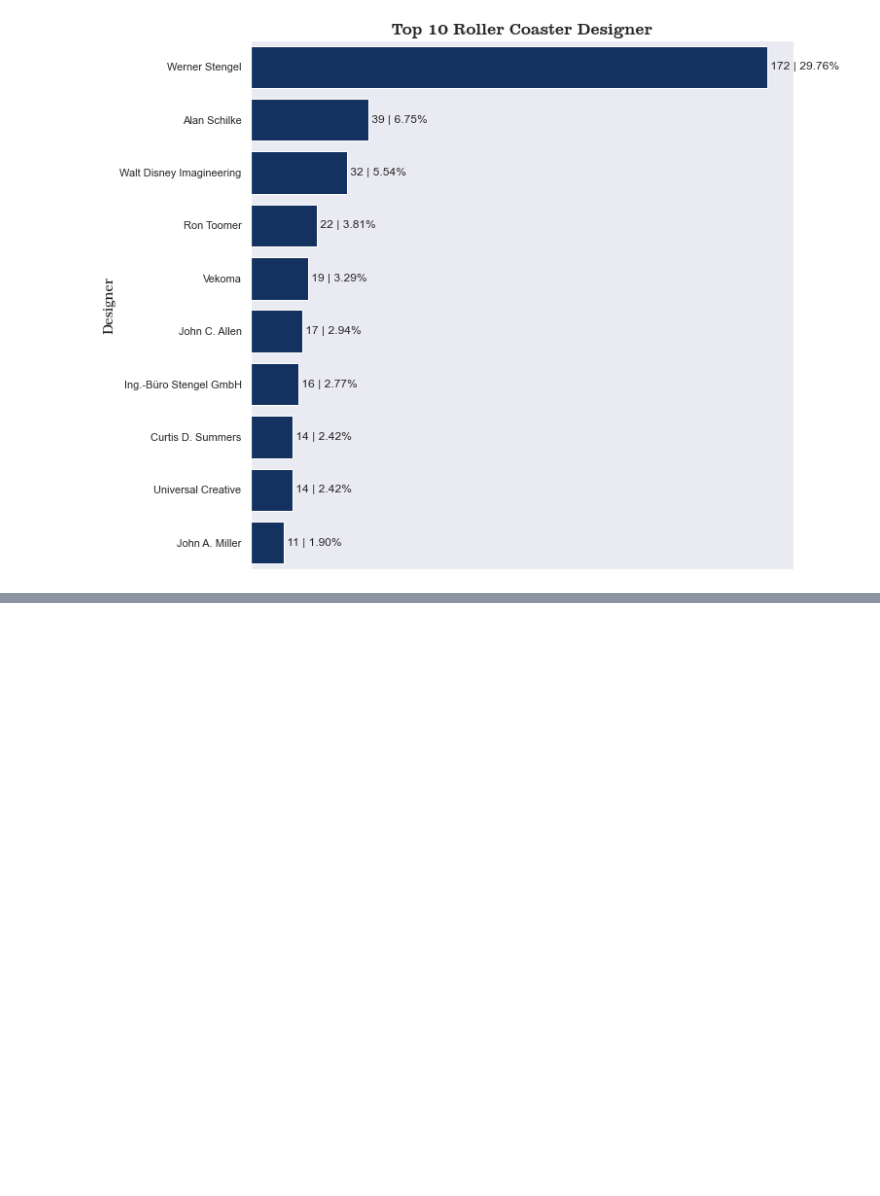
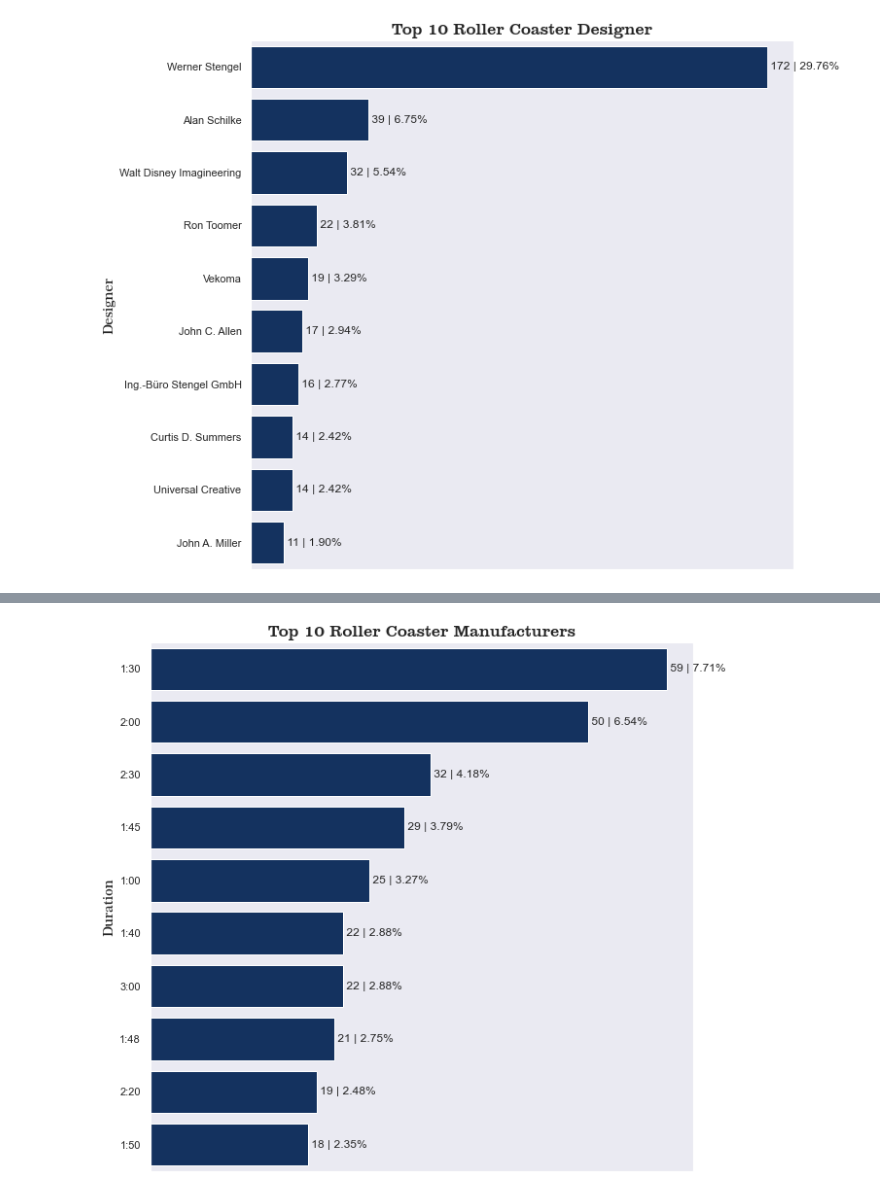
Before and after one commit to joshuaati/python_practice, a Jupyter notebook: 4 Data in Motion Challange/Week 7 pandas.ipynb, the cells around one changed output, grey strips where cells are left out. Saved outputs shown, nothing was run; the diff lists cells and outputs as text; code cells hidden in the pictures; blank space fills up the shorter version.

```diff
--- a/4 Data in Motion Challange/Week 7 pandas.ipynb
+++ b/4 Data in Motion Challange/Week 7 pandas.ipynb
@@ -170,0 +169,4 @@ week7.groupby('Designer')['Designer'].count().\
+# %%
+count_plot(week7['Duration'], 'Top 10 Roller Coaster Manufacturers', 'Duration')
+# %% [output]
+[figure, added]
```
Also changed, not shown: parts of 7 cells of this notebook.
